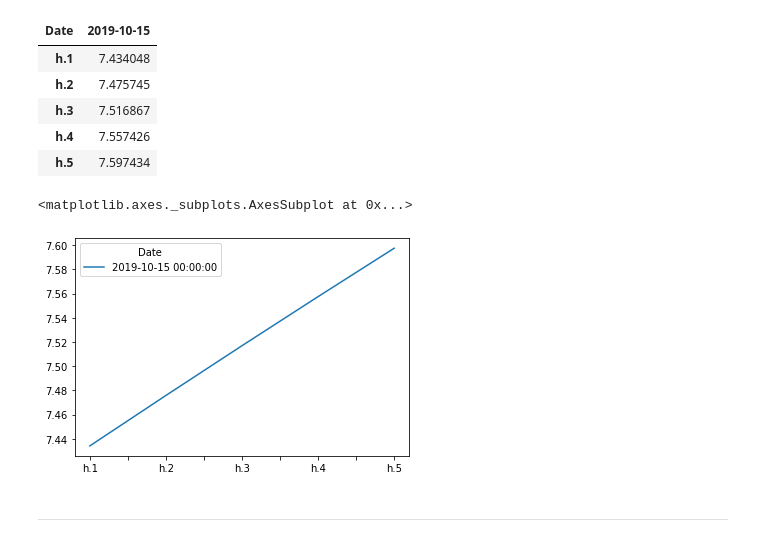
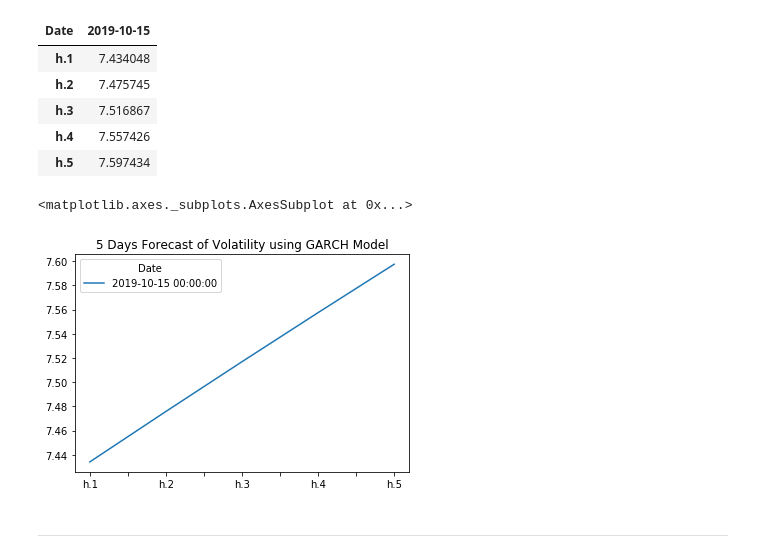
Before and after one commit to Kowsi/Time-Series_Analysis, a Jupyter notebook: Starter_Code/time_series_analysis.ipynb, the cells around one changed output. Drawn from its saved outputs; the diff is of its cells as text; code cells hidden in the pictures.

```diff
--- a/Starter_Code/time_series_analysis.ipynb
+++ b/Starter_Code/time_series_analysis.ipynb
@@ -373,10 +310,10 @@ final.head()
 | h.5 | 7.597434 |
 # %%
 # Plot the final forecast
-final.plot()
+final.plot(title='5 Days Forecast of Volatility using GARCH Model')
 # %% [output]
 <matplotlib.axes._subplots.AxesSubplot at 0x...>
-[figure, old version]
+[figure, new version]
 # %% [markdown]
 ---
 # %% [markdown]
```
Also changed, not shown: parts of 11 cells of this notebook, 11 other files.
